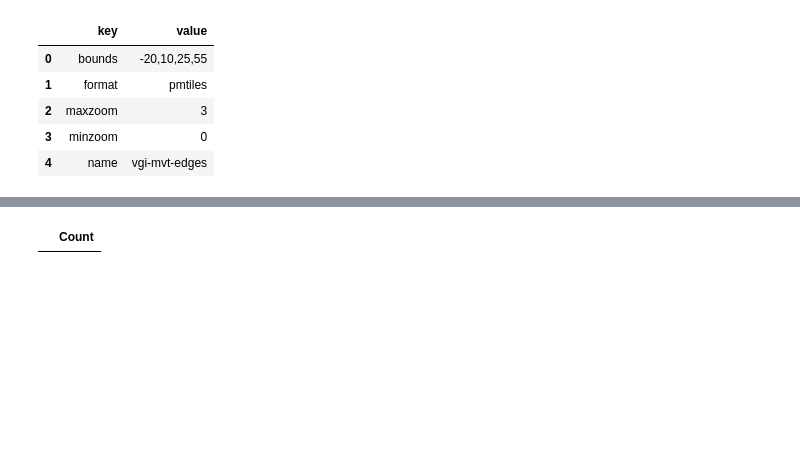
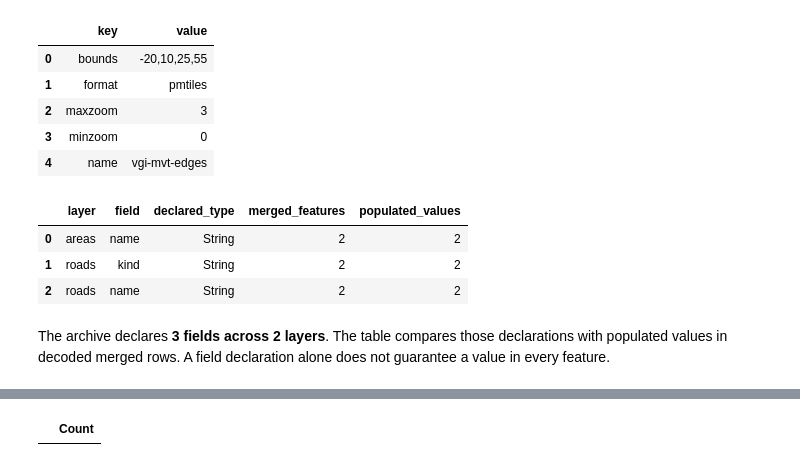
Before and after one commit to Query-farm/vgi-mvt, a Jupyter notebook: notebooks/01_tile_fragments_and_feature_counts.ipynb, the cells around one changed output, grey strips where cells are left out. Drawn from its saved outputs; the diff is of its cells as text; code cells hidden in the pictures; blank space fills up the shorter version.

```diff
--- a/notebooks/01_tile_fragments_and_feature_counts.ipynb
+++ b/notebooks/01_tile_fragments_and_feature_counts.ipynb
@@ -78,0 +88,11 @@ display(declarations)
+# %%
+display(field_coverage)
+prose(f"The archive declares **{len(field_coverage)} fields across {field_coverage.layer.nunique()} layers**. "
+      "The table compares those declarations with populated values in decoded merged rows. "
+      "A field declaration alone does not guarantee a value in every feature.")
+# %% [output]
+|  | layer | field | declared_type | merged_features | populated_values |
+| 0 | areas | name | String | 2 | 2 |
+| 1 | roads | kind | String | 2 | 2 |
+| 2 | roads | name | String | 2 | 2 |
+The archive declares **3 fields across 2 layers**. The table compares those declarations with populated values in decoded merged rows. A field declaration alone does not guarantee a value in every feature.
```
Also changed, not shown: parts of 28 cells of this notebook, 12 other files.
